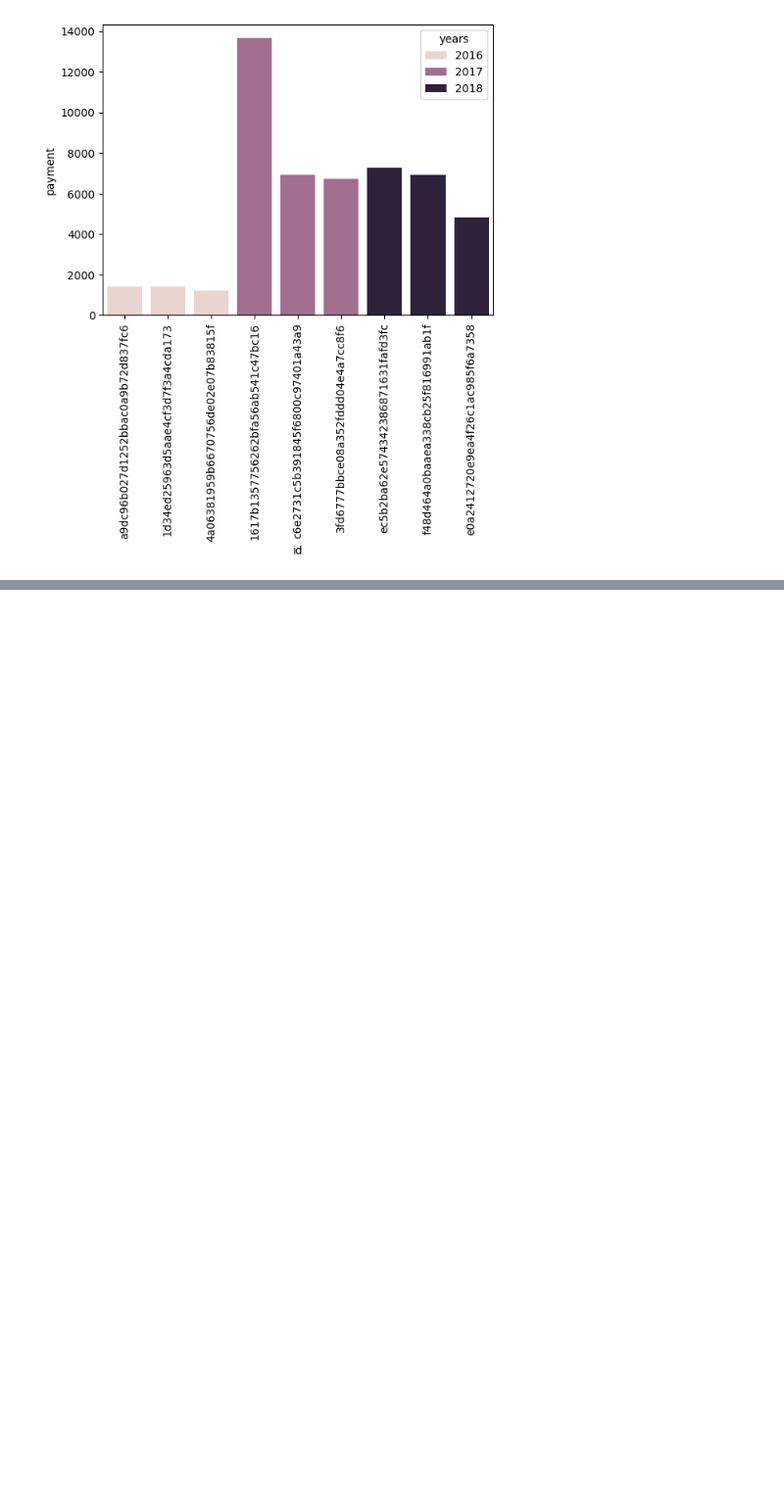
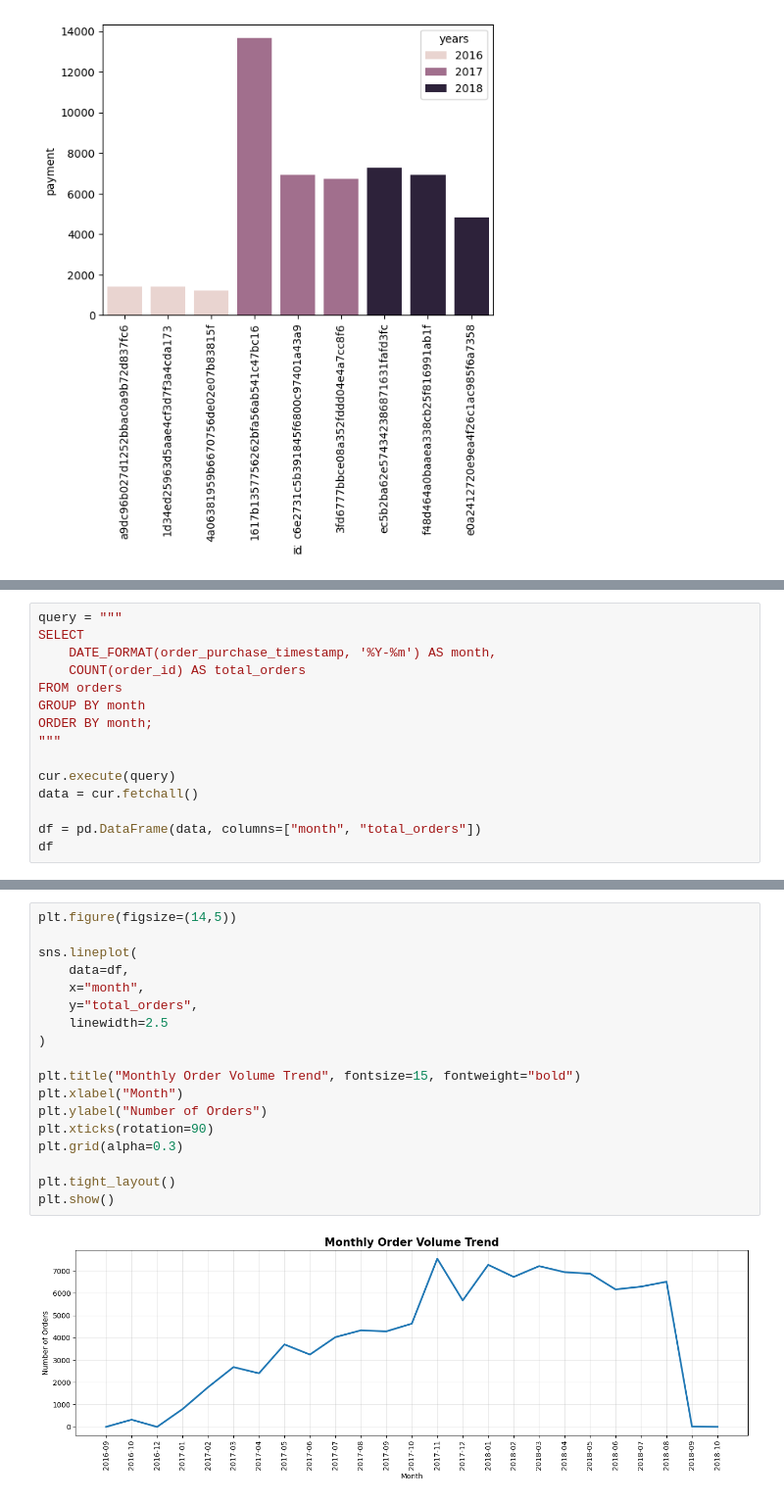
Before and after one commit to DevendraKumar577/ecommerce-sales-analytics, a Jupyter notebook: notebooks/ECommerce_Sales_Analytics.ipynb, the cells around one changed output, grey strips where cells are left out. Shown at 98% size. Cells and saved outputs as stored; diff of their text form; blank space fills up the shorter version.

```diff
--- a/notebooks/ECommerce_Sales_Analytics.ipynb
+++ b/notebooks/ECommerce_Sales_Analytics.ipynb
@@ -757,0 +865,15 @@ plt.show()
+# %%
+query = """
+SELECT
+    DATE_FORMAT(order_purchase_timestamp, '%Y-%m') AS month,
+    COUNT(order_id) AS total_orders
+FROM orders
+GROUP BY month
+ORDER BY month;
+"""
+
+cur.execute(query)
+data = cur.fetchall()
+
+df = pd.DataFrame(data, columns=["month", "total_orders"])
+df
@@ -757,0 +898,20 @@ plt.show()
+# %%
+plt.figure(figsize=(14,5))
+
+sns.lineplot(
+    data=df,
+    x="month",
+    y="total_orders",
+    linewidth=2.5
+)
+
+plt.title("Monthly Order Volume Trend", fontsize=15, fontweight="bold")
+plt.xlabel("Month")
+plt.ylabel("Number of Orders")
+plt.xticks(rotation=90)
+plt.grid(alpha=0.3)
+
+plt.tight_layout()
+plt.show()
+# %% [output]
+[figure, added]
```
Also changed, not shown: parts of 46 cells of this notebook, 4 other files.
